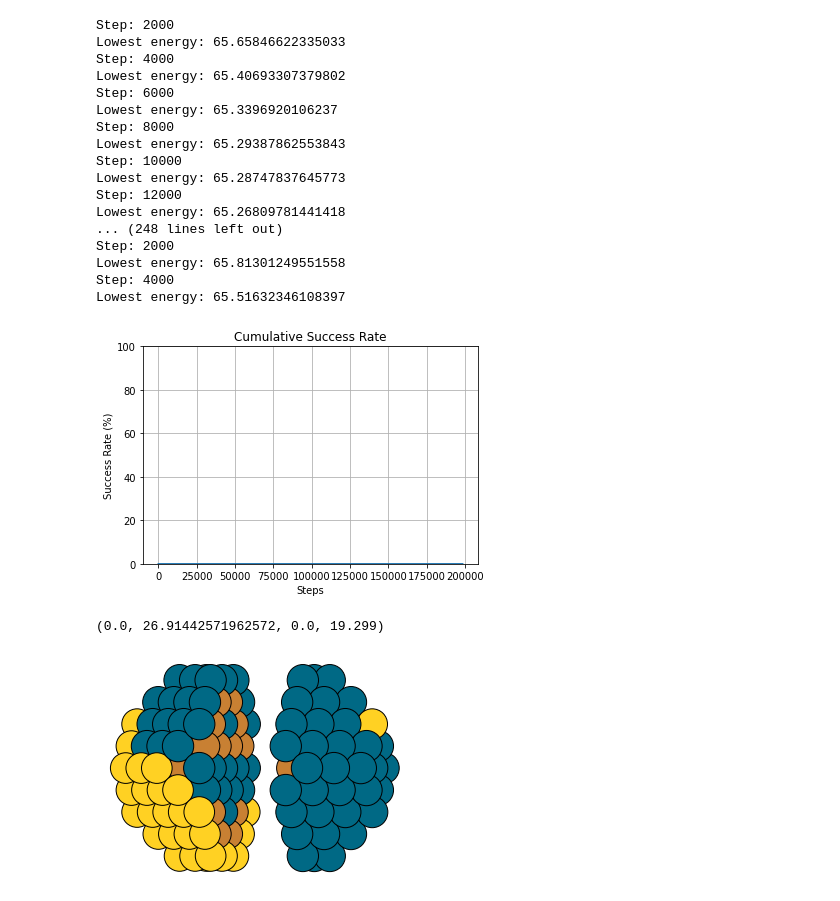
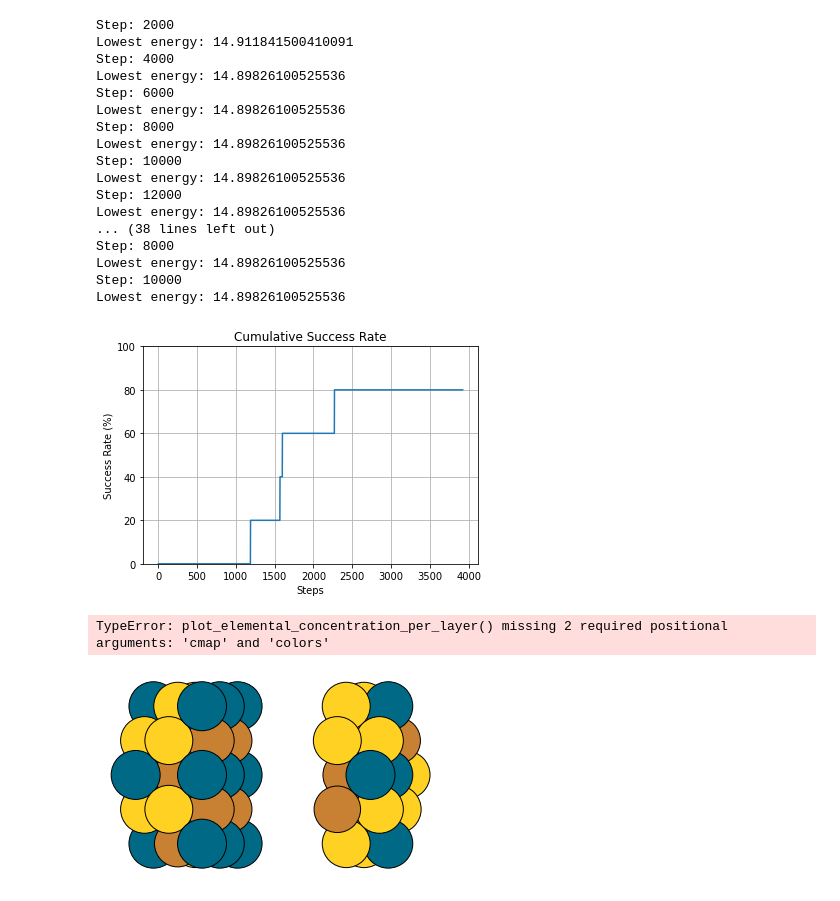
Before and after one commit to farrisric/npl, a Jupyter notebook: examples/multimemetal_optimization.ipynb, the cells around one changed output. Saved outputs shown, nothing was run; the diff lists cells and outputs as text; code cells hidden in the pictures.

```diff
--- a/examples/multimemetal_optimization.ipynb
+++ b/examples/multimemetal_optimization.ipynb
@@ -24,7 +24,7 @@ def create_octahedron_training_set(n_particles, height, trunc, stoichiometry, de
 stoichiometry = {'Pd':0.33, 'Au' : 0.33, 'Cu' : 0.34}
 etop = ExtendedTopologicalFeaturesClassifier(list(stoichiometry.keys()))
 # %%
-training_set = create_octahedron_training_set(100, 5, 1, stoichiometry, etop)
+training_set = create_octahedron_training_set(150, 5, 1, stoichiometry, etop)
 # %%
 calculator = BayesianRRCalculator(etop.get_feature_key())
 calculator.fit(training_set, 'EMT', validation_set=0.1)
@@ -66,11 +66,11 @@ def create_start_particle(height, trunc, stoichiometry):
     start_particle.truncated_octahedron(height, trunc, stoichiometry)
     return start_particle
 
-beta, max_steps = 200, 50000
+beta, max_steps = 200, 10000
 
 steps_MC, energies_MC = [], []
 for _ in range(5):
-    start_particle = create_start_particle(7, 2, stoichiometry)
+    start_particle = create_start_particle(5, 2, stoichiometry)
     [best_particle, accepted_energies] = run_monte_carlo(beta, max_steps, start_particle, calculator, etop)
     min_energy, min_step = min(accepted_energies, key=lambda x: x[0])
     energies_MC.append(min_energy)
@@ -79,38 +79,40 @@ for _ in range(5):
         global_minimum = best_particle
 # %% [output]
 Step: 2000
-Lowest energy: 65.65846622335033
+Lowest energy: 14.911841500410091
 Step: 4000
-Lowest energy: 65.40693307379802
+Lowest energy: 14.89826100525536
 Step: 6000
-Lowest energy: 65.3396920106237
+Lowest energy: 14.89826100525536
 Step: 8000
-Lowest energy: 65.29387862553843
+Lowest energy: 14.89826100525536
 Step: 10000
-Lowest energy: 65.28747837645773
+Lowest energy: 14.89826100525536
 Step: 12000
-Lowest energy: 65.26809781441418
-... (248 lines left out)
-Step: 2000
-Lowest energy: 65.81301249551558
-Step: 4000
-Lowest energy: 65.51632346108397
+Lowest energy: 14.89826100525536
+... (38 lines left out)
+Step: 8000
+Lowest energy: 14.89826100525536
+Step: 10000
+Lowest energy: 14.89826100525536
 # %%
 plot_cummulative_success_rate(energies_MC, steps_MC)
 # %% [output]
-[figure, old version]
+[figure, new version]
 # %%
 atoms = global_minimum.get_ase_atoms()
 atoms.center()
 atoms1 = atoms[[a.index for a in atoms if a.position[2] < atoms.get_cell()[2][2]/2 +1.0]]
 atoms2 = atoms[[a.index for a in atoms if a.position[2] > atoms.get_cell()[2][2]/2 +1.0]]
 l = 3
 atoms1.translate(( 0., 0.,-l))
 atoms2.translate(( 0., 0.,l))
 atoms = atoms1 + atoms2
 
 plot_atoms(atoms, rotation=('0x,75y,0z'))
 plt.axis('off')
+
+plot_elemental_concentration_per_layer(atoms, stoichiometry)
 # %% [output]
-(0.0, 26.91442571962572, 0.0, 19.299)
+TypeError: plot_elemental_concentration_per_layer() missing 2 required positional arguments: 'cmap' and 'colors'
-[figure, old version]
+[figure, new version]
```
Also changed, not shown: parts of 4 cells of this notebook, 1 other file.
